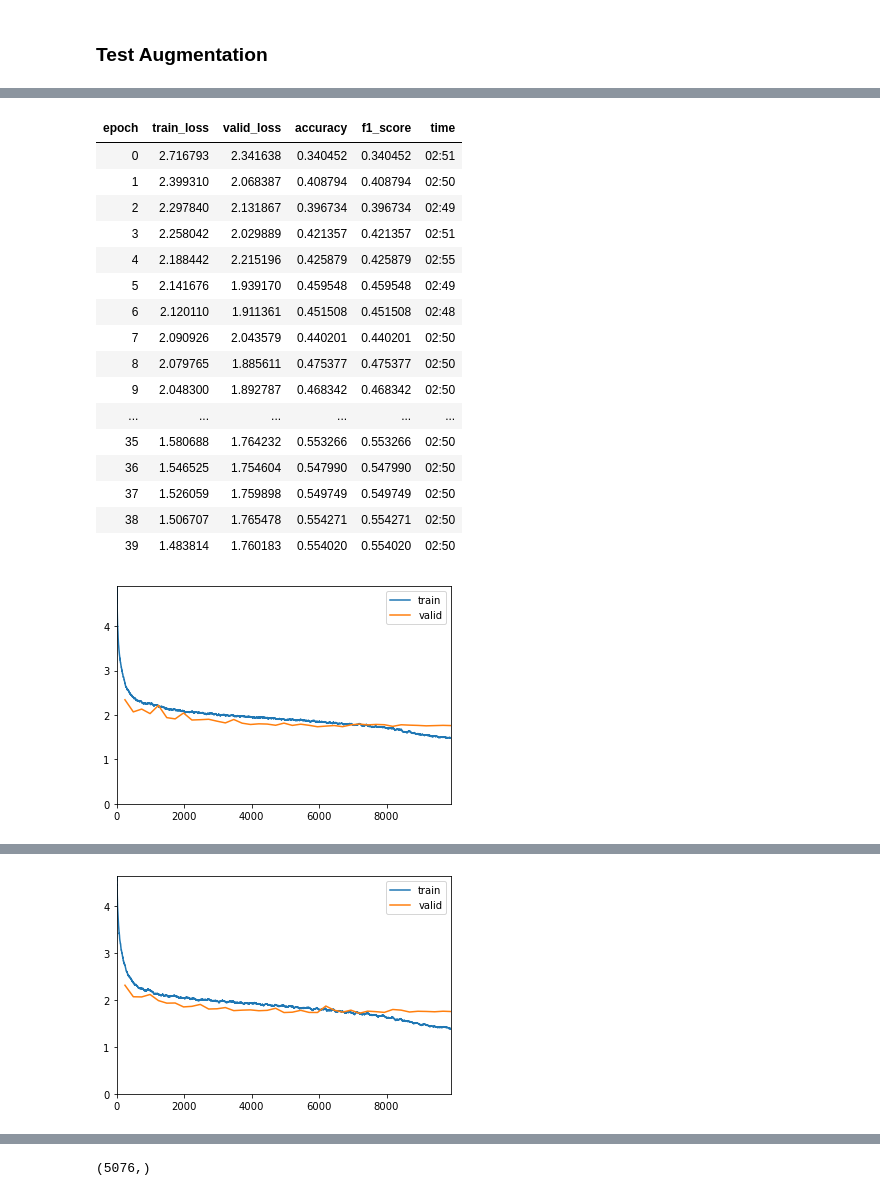
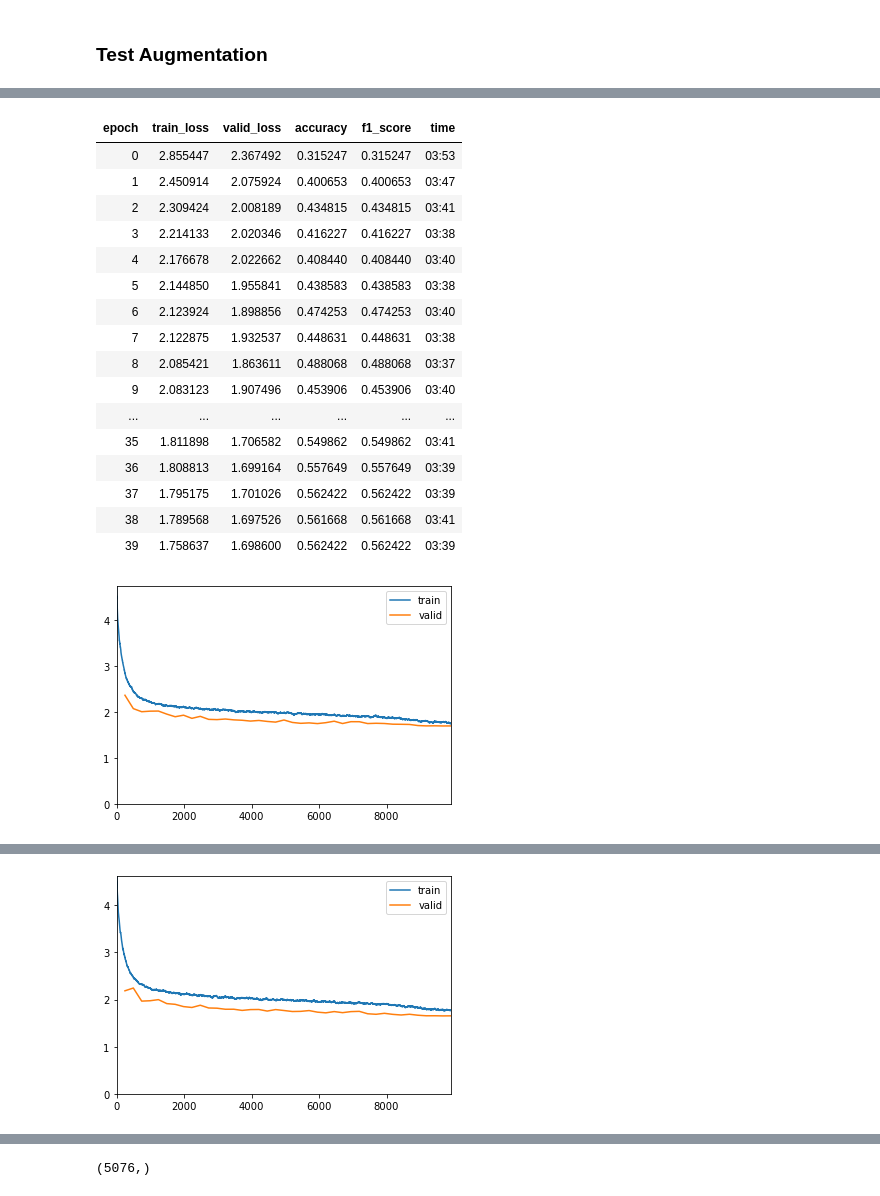
Before and after one commit to dienhoa/music_genre, a Jupyter notebook: resample16K - xresnet16K-mixup-kfold-mish.ipynb, the cells around one changed output, grey strips where cells are left out. Cells and saved outputs as stored; diff of their text form; code cells hidden in the pictures.

```diff
--- a/resample16K - xresnet16K-mixup-kfold-mish.ipynb
+++ b/resample16K - xresnet16K-mixup-kfold-mish.ipynb
@@ -87,7 +88,7 @@ test_items = get_items(test_path)
 # %%
 splitter = TrainTestSplitter(test_size=0.2, random_state=42, stratify=labels)
 # %%
-kf = StratifiedKFold(n_splits=8, shuffle=True)
+kf = StratifiedKFold(n_splits=5, shuffle=True)
 # %%
 splits_kfold=[]
 for _, val_idx in kf.split(np.array(items), labels):
@@ -131,18 +145,3 @@ draw_pct
-# %%
-class CustomDataBlock(DataBlock):
-    def datasets(self:DataBlock, source, verbose=False, splits=None):
-        self.source = source                     ; pv(f"Collecting items from {source}", verbose)
-        items = (self.get_items or noop)(source) ; pv(f"Found {len(items)} items", verbose)
-        if splits is None:
-            splits = (self.splitter or RandomSplitter())(items)
-        else:
-            splits = splits
-        pv(f"{len(splits)} datasets of sizes {','.join([str(len(s)) for s in splits])}", verbose)
-        return Datasets(items, tfms=self._combine_type_tfms(), splits=splits, dl_type=self.dl_type, n_inp=self.n_inp, verbose=verbose)
-    def dataloaders(self, source, path='.', verbose=False, splits=None, **kwargs):
-        dsets = self.datasets(source, verbose=verbose, splits=splits)
-        kwargs = {**self.dls_kwargs, **kwargs, 'verbose': verbose}
-        return dsets.dataloaders(path=path, after_item=self.item_tfms, after_batch=self.batch_tfms, **kwargs)
 # %%
 splits_1fold = splits_kfold[0]
 # %%
@@ -153,23 +151,23 @@ splits_1fold
 # %% [markdown]
 ### Test Augmentation
 # %%
-path = untar_data(URLs.PETS)
+# path = untar_data(URLs.PETS)
 
-test_imgs = get_image_files(path)
+# test_imgs = get_image_files(path)
 
-TEST_IMAGE = test_imgs[4]
+# TEST_IMAGE = test_imgs[4]
 
-img = PILImage(PILImage.create(TEST_IMAGE))
+# img = PILImage(PILImage.create(TEST_IMAGE))
 
 
 class ReflectionCrop(RandomCrop):
     def encodes(self, x:(Image.Image,TensorBBox,TensorPoint)):
         return x.crop_pad(self.size, self.tl, orig_sz=self.orig_sz, pad_mode=PadMode.Reflection)
 
-rsz = ReflectionCrop((375, 100))
+# rsz = ReflectionCrop((375, 100))
 
-img2 = rsz(img, split_idx=0)
+# img2 = rsz(img, split_idx=0)
 
-img.shape
+# img.shape
 
-img
+# img
@@ -178,17 +220,17 @@ img
 # %%
 def get_preds(splits_1fold, nb_epoch=40):
 
-    db = DataBlock(
+    db = CustomDataBlock(
         blocks=(ImageBlock, CategoryBlock),
         get_x=create_spectrogram,
         get_y=get_y,
-        item_tfms=[ReflectionCrop(128)])
+        item_tfms=[ReflectionCrop(128)],
+        batch_tfms=aug_transforms(max_rotate=0, max_warp=0,size=128))
 
-#     wgts = [draw_pct[label] for label in L(labels)[splits_1fold[0]]]
     dls = db.dataloaders(items, splits=splits_1fold)
 
     mixup = MixUp(0.4)
-    model = partial(xse_resnext50, pool=MaxPool, act_cls=Mish)
+    model = partial(xse_resnext18, pool=MaxPool, act_cls=Mish, sa=1)
 
     learn = cnn_learner(dls,
                         model,
@@ -198,7 +240,7 @@ def get_preds(splits_1fold, nb_epoch=40):
                         opt_func=ranger,
                        )
 
-    learn.to_fp16()
+#     learn.to_fp16()
     nchannels = dls.one_batch()[0].shape[1]
     alter_learner(learn, nchannels)
 
@@ -208,25 +250,25 @@ def get_preds(splits_1fold, nb_epoch=40):
     preds = learn.get_preds(dl=test_dl)
     return preds, learn
 # %%
-preds_kfold_learns = [get_preds(split_1fold) for split_1fold in splits_kfold[:2]]
+preds_kfold_learns = [get_preds(split_1fold) for split_1fold in splits_kfold[:3]]
 # %% [output]
 | epoch | train_loss | valid_loss | accuracy | f1_score | time |
-| 0 | 2.716793 | 2.341638 | 0.340452 | 0.340452 | 02:51 |
-| 1 | 2.399310 | 2.068387 | 0.408794 | 0.408794 | 02:50 |
-| 2 | 2.297840 | 2.131867 | 0.396734 | 0.396734 | 02:49 |
-| 3 | 2.258042 | 2.029889 | 0.421357 | 0.421357 | 02:51 |
-| 4 | 2.188442 | 2.215196 | 0.425879 | 0.425879 | 02:55 |
-| 5 | 2.141676 | 1.939170 | 0.459548 | 0.459548 | 02:49 |
-| 6 | 2.120110 | 1.911361 | 0.451508 | 0.451508 | 02:48 |
-| 7 | 2.090926 | 2.043579 | 0.440201 | 0.440201 | 02:50 |
-| 8 | 2.079765 | 1.885611 | 0.475377 | 0.475377 | 02:50 |
-| 9 | 2.048300 | 1.892787 | 0.468342 | 0.468342 | 02:50 |
+| 0 | 2.855447 | 2.367492 | 0.315247 | 0.315247 | 03:53 |
+| 1 | 2.450914 | 2.075924 | 0.400653 | 0.400653 | 03:47 |
+| 2 | 2.309424 | 2.008189 | 0.434815 | 0.434815 | 03:41 |
+| 3 | 2.214133 | 2.020346 | 0.416227 | 0.416227 | 03:38 |
+| 4 | 2.176678 | 2.022662 | 0.408440 | 0.408440 | 03:40 |
+| 5 | 2.144850 | 1.955841 | 0.438583 | 0.438583 | 03:38 |
+| 6 | 2.123924 | 1.898856 | 0.474253 | 0.474253 | 03:40 |
+| 7 | 2.122875 | 1.932537 | 0.448631 | 0.448631 | 03:38 |
+| 8 | 2.085421 | 1.863611 | 0.488068 | 0.488068 | 03:37 |
+| 9 | 2.083123 | 1.907496 | 0.453906 | 0.453906 | 03:40 |
 | ... | ... | ... | ... | ... | ... |
-| 35 | 1.580688 | 1.764232 | 0.553266 | 0.553266 | 02:50 |
-| 36 | 1.546525 | 1.754604 | 0.547990 | 0.547990 | 02:50 |
-| 37 | 1.526059 | 1.759898 | 0.549749 | 0.549749 | 02:50 |
-| 38 | 1.506707 | 1.765478 | 0.554271 | 0.554271 | 02:50 |
-| 39 | 1.483814 | 1.760183 | 0.554020 | 0.554020 | 02:50 |
+| 35 | 1.811898 | 1.706582 | 0.549862 | 0.549862 | 03:41 |
+| 36 | 1.808813 | 1.699164 | 0.557649 | 0.557649 | 03:39 |
+| 37 | 1.795175 | 1.701026 | 0.562422 | 0.562422 | 03:39 |
+| 38 | 1.789568 | 1.697526 | 0.561668 | 0.561668 | 03:41 |
+| 39 | 1.758637 | 1.698600 | 0.562422 | 0.562422 | 03:39 |
-[figure, old version]
+[figure, new version]
 [interactive output not drawn]
 | epoch | train_loss | valid_loss | accuracy | f1_score | time |
@@ -249,2 +291,2 @@ preds_kfold_learns = [get_preds(split_1fold) for split_1fold in splits_kfold[:2]
-[figure, old version]
+[figure, new version]
 [interactive output not drawn]
```
Also changed, not shown: parts of 17 cells of this notebook.
